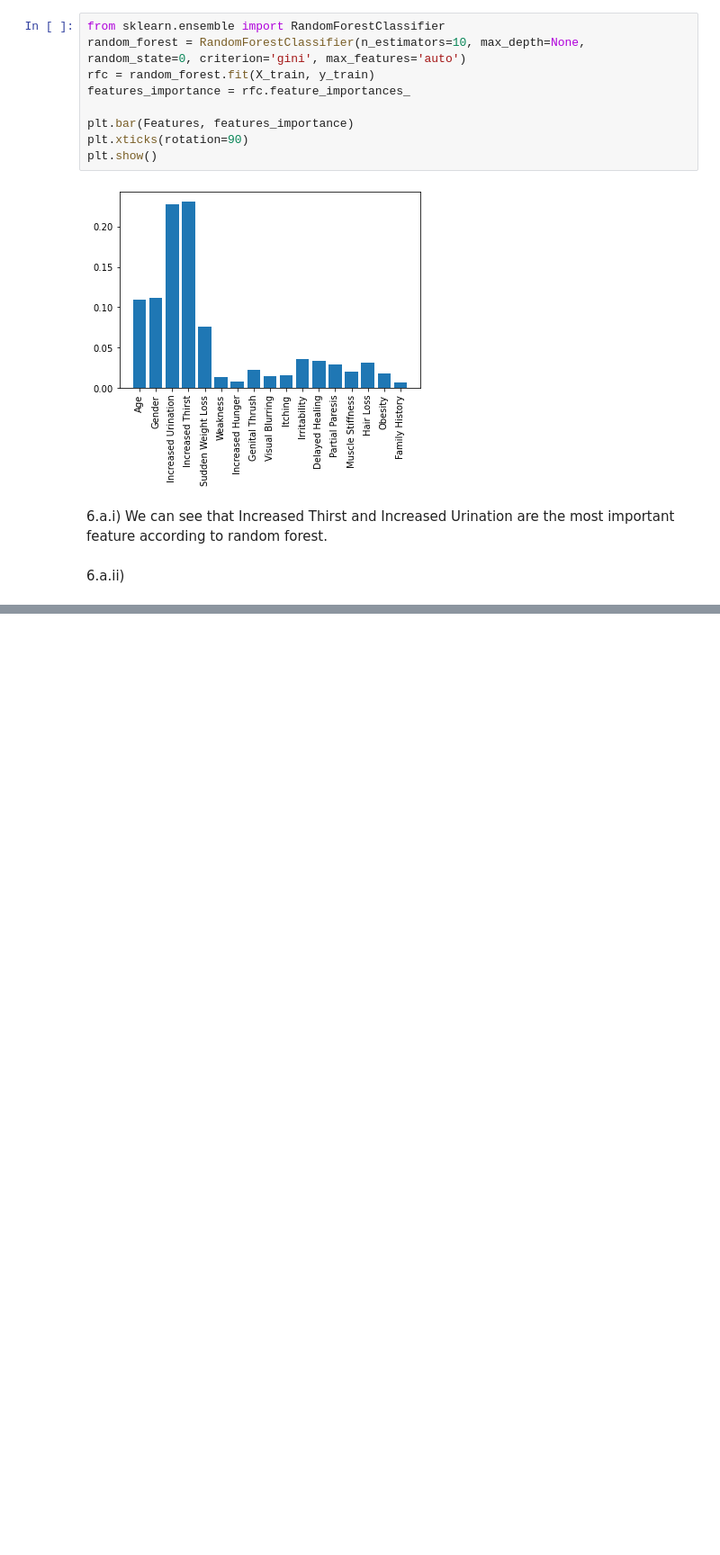
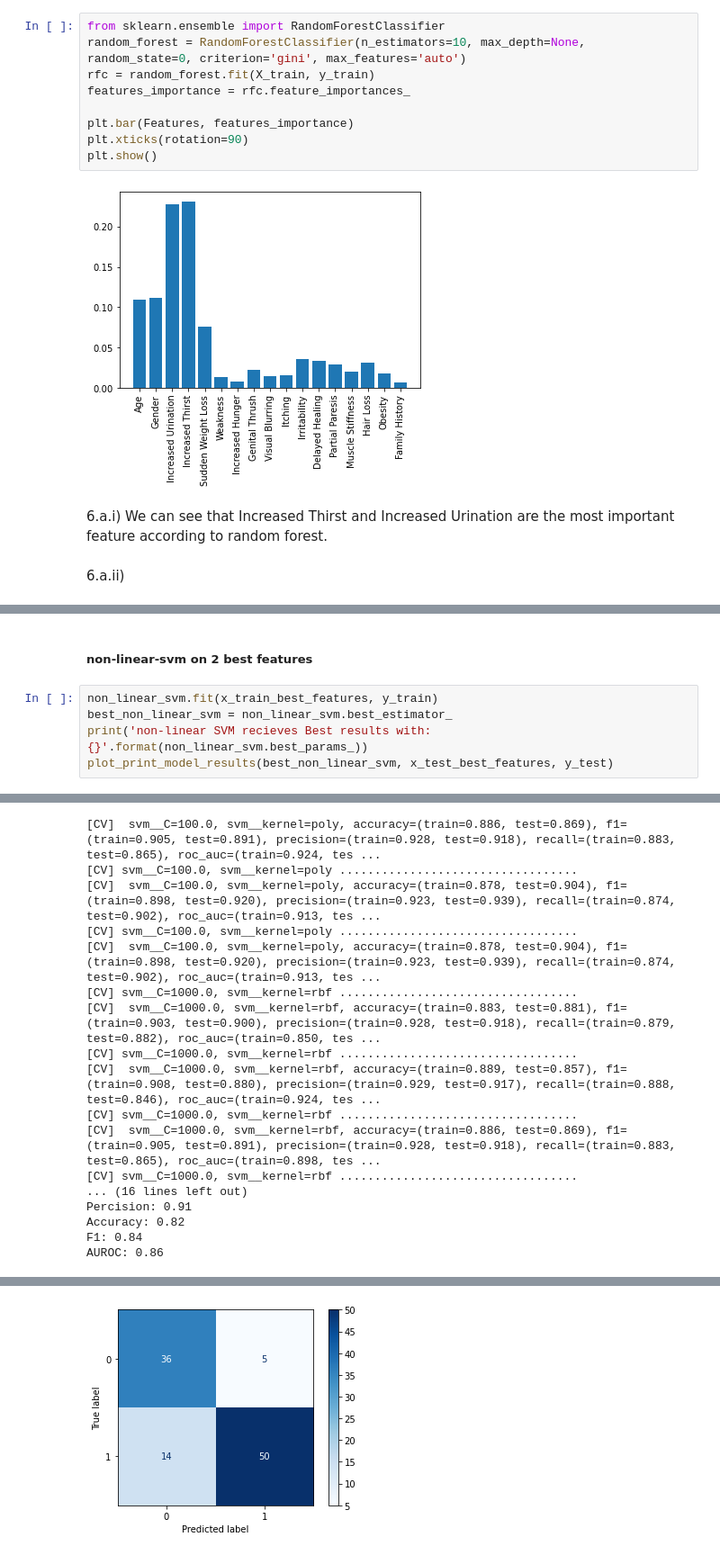
Before and after one commit to mlh-master/hw2_mlh-guy-dor, a Jupyter notebook: HW2.ipynb, the cells around one changed output, grey strips where cells are left out. Shown at 90% size. Cells and saved outputs as stored; diff of their text form; blank space fills up the shorter version.

```diff
--- a/HW2.ipynb
+++ b/HW2.ipynb
@@ -545,0 +709,8 @@ plt.show()
+# %% [markdown]
+##### non-linear-svm on 2 best features
+# %%
+non_linear_svm.fit(x_train_best_features, y_train)
+best_non_linear_svm = non_linear_svm.best_estimator_
+print('non-linear SVM recieves Best results with: {}'.format(non_linear_svm.best_params_))
+plot_print_model_results(best_non_linear_svm, x_test_best_features, y_test)
+# %% [output]
@@ -545,0 +816,17 @@ plt.show()
+[CV]  svm__C=100.0, svm__kernel=poly, accuracy=(train=0.886, test=0.869), f1=(train=0.905, test=0.891), precision=(train=0.928, test=0.918), recall=(train=0.883, test=0.865), roc_auc=(train=0.924, tes ...
+[CV] svm__C=100.0, svm__kernel=poly ..................................
+[CV]  svm__C=100.0, svm__kernel=poly, accuracy=(train=0.878, test=0.904), f1=(train=0.898, test=0.920), precision=(train=0.923, test=0.939), recall=(train=0.874, test=0.902), roc_auc=(train=0.913, tes ...
+[CV] svm__C=100.0, svm__kernel=poly ..................................
+[CV]  svm__C=100.0, svm__kernel=poly, accuracy=(train=0.878, test=0.904), f1=(train=0.898, test=0.920), precision=(train=0.923, test=0.939), recall=(train=0.874, test=0.902), roc_auc=(train=0.913, tes ...
+[CV] svm__C=1000.0, svm__kernel=rbf ..................................
+[CV]  svm__C=1000.0, svm__kernel=rbf, accuracy=(train=0.883, test=0.881), f1=(train=0.903, test=0.900), precision=(train=0.928, test=0.918), recall=(train=0.879, test=0.882), roc_auc=(train=0.850, tes ...
+[CV] svm__C=1000.0, svm__kernel=rbf ..................................
+[CV]  svm__C=1000.0, svm__kernel=rbf, accuracy=(train=0.889, test=0.857), f1=(train=0.908, test=0.880), precision=(train=0.929, test=0.917), recall=(train=0.888, test=0.846), roc_auc=(train=0.924, tes ...
+[CV] svm__C=1000.0, svm__kernel=rbf ..................................
+[CV]  svm__C=1000.0, svm__kernel=rbf, accuracy=(train=0.886, test=0.869), f1=(train=0.905, test=0.891), precision=(train=0.928, test=0.918), recall=(train=0.883, test=0.865), roc_auc=(train=0.898, tes ...
+[CV] svm__C=1000.0, svm__kernel=rbf ..................................
+... (16 lines left out)
+Percision: 0.91
+Accuracy: 0.82
+F1: 0.84
+AUROC: 0.86
@@ -545,0 +834 @@ plt.show()
+[figure, added]
```
Also changed, not shown: parts of 15 cells of this notebook.
